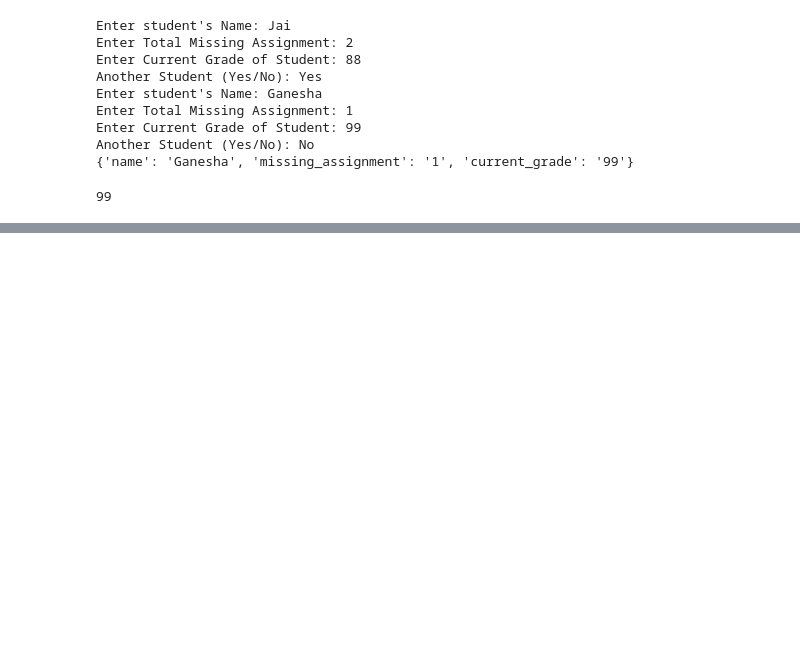
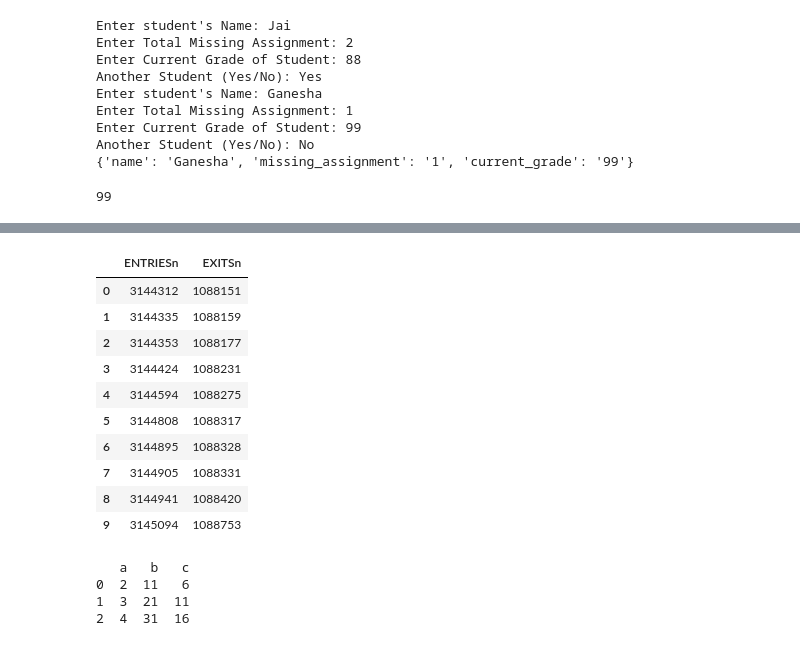
Before and after one commit to nagashrin/test, a Jupyter notebook: UDACITY.ipynb, the cells around one changed output, grey strips where cells are left out. Cells and saved outputs as stored; diff of their text form; code cells hidden in the pictures; blank space fills up the shorter version.

```diff
--- a/UDACITY.ipynb
+++ b/UDACITY.ipynb
@@ -377,0 +1055,51 @@ Another Student (Yes/No): Sudarshana
+# %%
+# Cumulative entries and exits for one station for a few hours.
+entries_and_exits = pd.DataFrame({
+    'ENTRIESn': [3144312, 3144335, 3144353, 3144424, 3144594,
+                 3144808, 3144895, 3144905, 3144941, 3145094],
+    'EXITSn': [1088151, 1088159, 1088177, 1088231, 1088275,
+               1088317, 1088328, 1088331, 1088420, 1088753]
+})
+
+def get_hourly_entries_and_exits(entries_and_exits):
+    '''
+    Fill in this function to take a DataFrame with cumulative entries
+    and exits (entries in the first column, exits in the second) and
+    return a DataFrame with hourly entries and exits (entries in the
+    first column, exits in the second).
+    '''
+    return None
+
+entries_and_exits_diff = entries_and_exits.diff()
+# %%
+entries_and_exits
+# %% [output]
+|  | ENTRIESn | EXITSn |
+| 0 | 3144312 | 1088151 |
+| 1 | 3144335 | 1088159 |
+| 2 | 3144353 | 1088177 |
+| 3 | 3144424 | 1088231 |
+| 4 | 3144594 | 1088275 |
+| 5 | 3144808 | 1088317 |
+| 6 | 3144895 | 1088328 |
+| 7 | 3144905 | 1088331 |
+| 8 | 3144941 | 1088420 |
+| 9 | 3145094 | 1088753 |
+# %%
+# DataFrame applymap()
+
+df = pd.DataFrame({
+'a': [1, 2, 3],
+'b': [10, 20, 30],
+'c': [5, 10, 15]
+})
+
+def add_one(x):
+    return x + 1
+
+print(df.applymap(add_one))
+# %% [output]
+   a   b   c
+0  2  11   6
+1  3  21  11
+2  4  31  16
```
Also changed, not shown: parts of 51 cells of this notebook.
